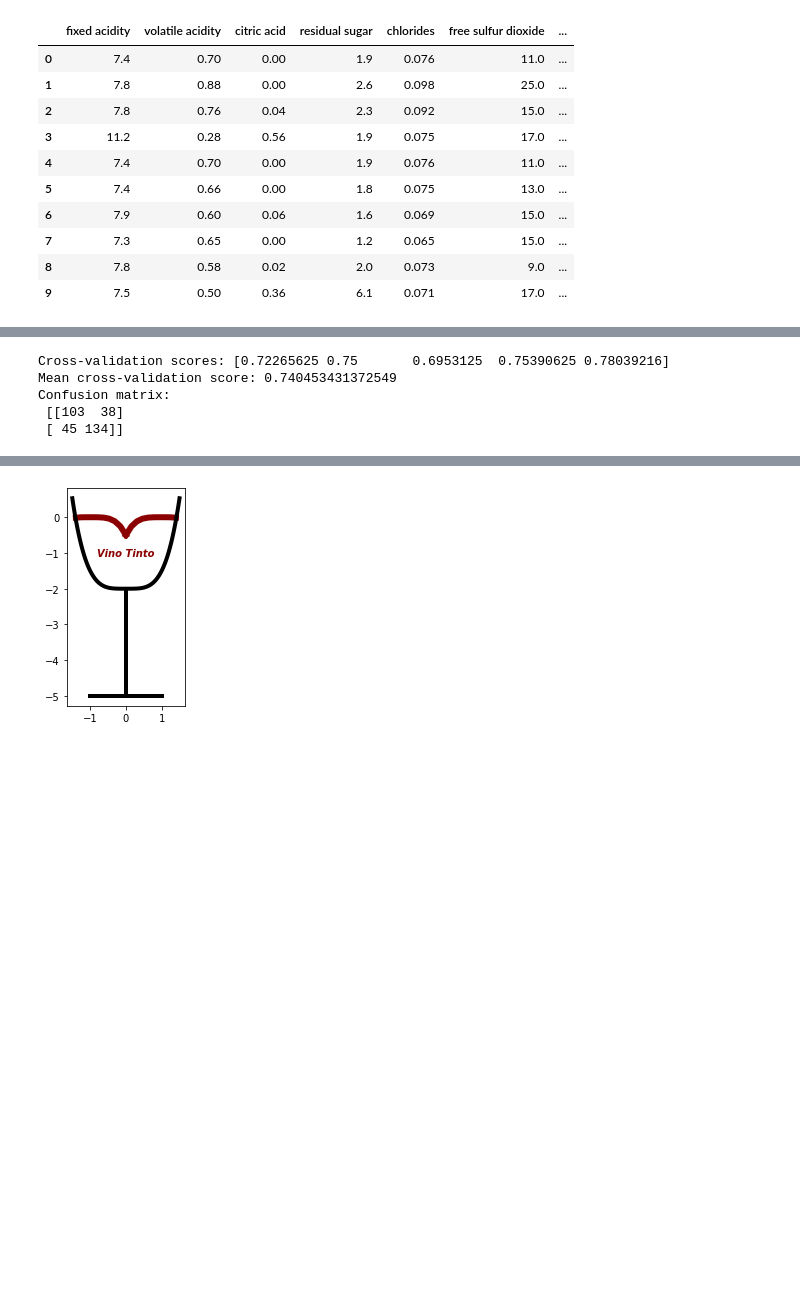
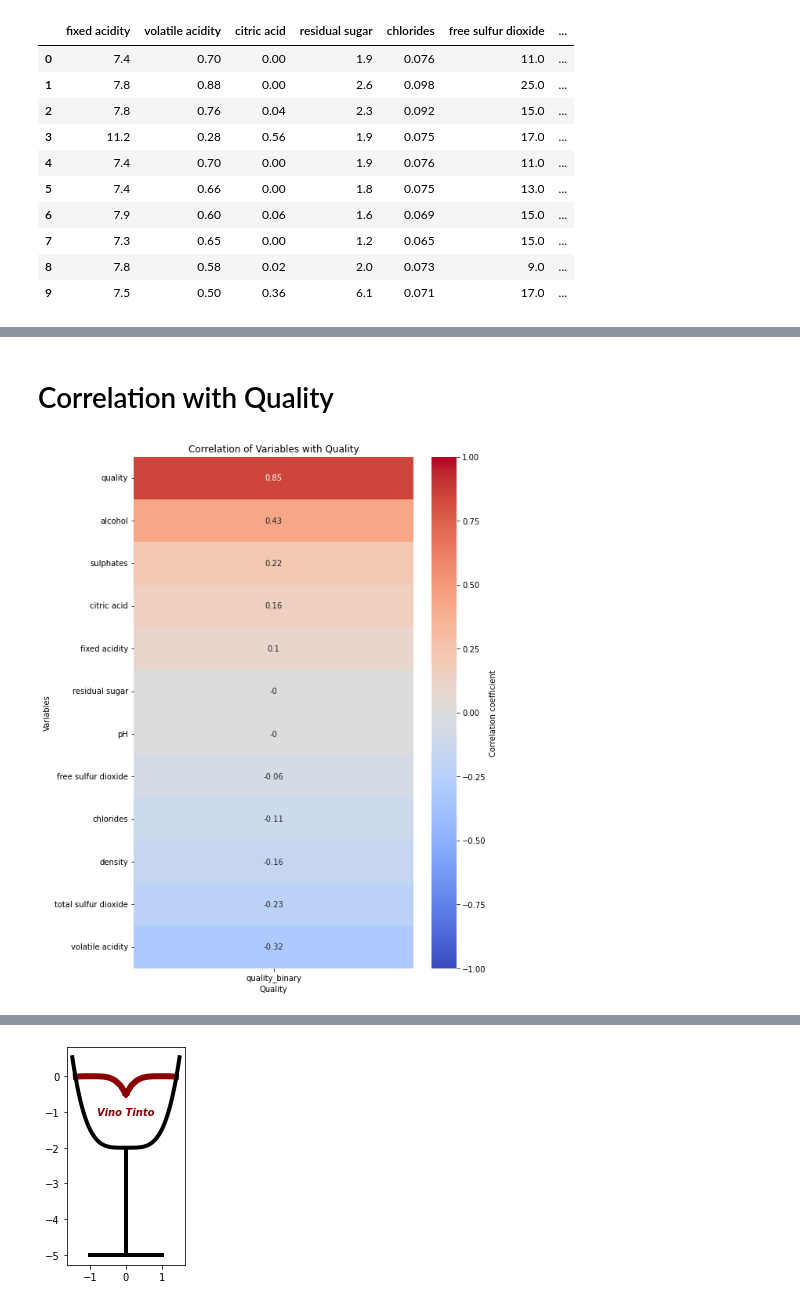
Before and after one commit to zahidasultanova/Wine_Quality, a Jupyter notebook: red_wine.ipynb, the cells around one changed output, grey strips where cells are left out. Drawn from its saved outputs; the diff is of its cells as text; code cells hidden in the pictures; blank space fills up the shorter version.

```diff
--- a/red_wine.ipynb
+++ b/red_wine.ipynb
@@ -169,56 +99,19 @@ Confusion matrix:
-# %%
-### GRADIENT BOOSTING CLASSIFIER ###
-
-
-from sklearn.ensemble import GradientBoostingClassifier
-from sklearn.model_selection import train_test_split, cross_val_score
-from sklearn.preprocessing import LabelEncoder, MinMaxScaler
-from sklearn.metrics import accuracy_score, confusion_matrix
-
-# Assuming wine_data is already loaded and contains the 'quality' and 'good_bad' columns
-
-# Define features and target
-features = wine_data.drop(columns=['quality', 'good_bad'])
-target = wine_data['good_bad']
-
-# Encode the target variable if it's categorical
-label_encoder = LabelEncoder()
-target_encoded = label_encoder.fit_transform(target)
-
-# Apply Min-Max scaling to features
-scaler = MinMaxScaler()
-features_scaled = scaler.fit_transform(features)
-
-# Split the data into training and testing sets
-X_train, X_test, y_train, y_test = train_test_split(features_scaled, target_encoded, test_size=0.2, random_state=42)
-
-# Initialize the Gradient Boosting classifier with hyperparameters
-gb_classifier = GradientBoostingClassifier(
-    n_estimators=1000,           # Number of boosting stages to be run
-    max_depth=100,                # Maximum depth of the individual estimators
-    learning_rate=0.01,          # Learning rate shrinks the contribution of each tree
-    random_state=42              # Seed used by the random number generator
-)
-
-# Perform cross-validation
-cv_scores = cross_val_score(gb_classifier, X_train, y_train, cv=5, scoring='accuracy', n_jobs=-1)
-
-# Print cross-validation scores
-print("Cross-validation scores:", cv_scores)
-print("Mean cross-validation score:", cv_scores.mean())
-
-# Train the classifier on the training data
-gb_classifier.fit(X_train, y_train)
-
-# Predict the target values for the test set
-y_pred = gb_classifier.predict(X_test)
-
-# Generate and print the confusion matrix
-conf_matrix = confusion_matrix(y_test, y_pred)
-print("Confusion matrix:\n", conf_matrix)
-# %% [output]
-Cross-validation scores: [0.72265625 0.75       0.6953125  0.75390625 0.78039216]
-Mean cross-validation score: 0.740453431372549
-Confusion matrix:
- [[103  38]
- [ 45 134]]
+# %% [markdown]
+# Correlation with Quality
+# %%
+# Calculate the correlation matrix
+corr_wine_data = round(wine_data.corr(), 2)
+
+# Filter to only include correlations with 'max_longevity_d' and sort by correlation values
+corr_quality = corr_wine_data[['quality_binary']].drop('quality_binary')
+corr_quality_sorted = corr_quality.sort_values(by='quality_binary', ascending=False)
+
+# Plot the heatmap
+plt.figure(figsize=(8, 12))
+sns.heatmap(corr_quality_sorted, vmin=-1, vmax=1, center=0, annot=True, cmap='coolwarm', cbar_kws={'label': 'Correlation coefficient'})
+plt.title('Correlation of Variables with Quality')
+plt.xlabel('Quality')
+plt.ylabel('Variables')
+plt.show()
+# %% [output]
+[figure, added]
```
Also changed, not shown: parts of 43 cells of this notebook.
